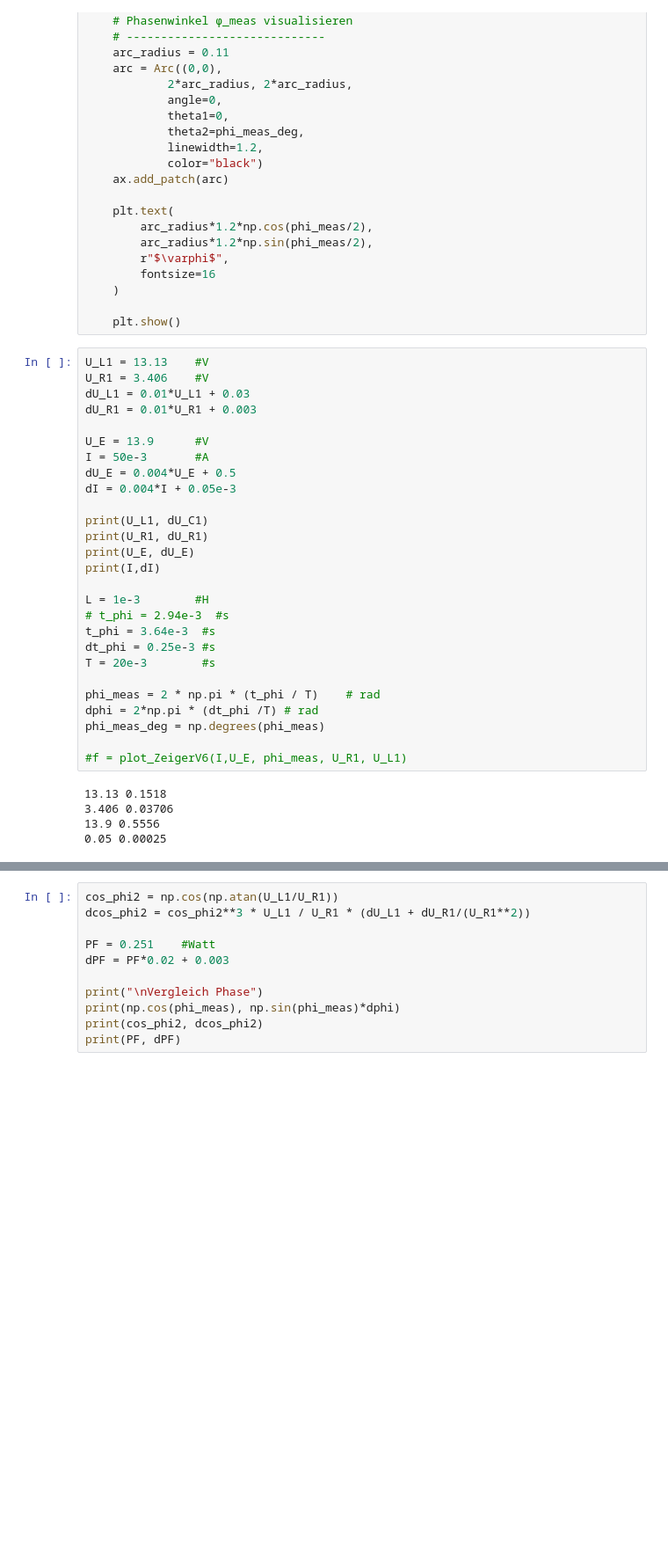
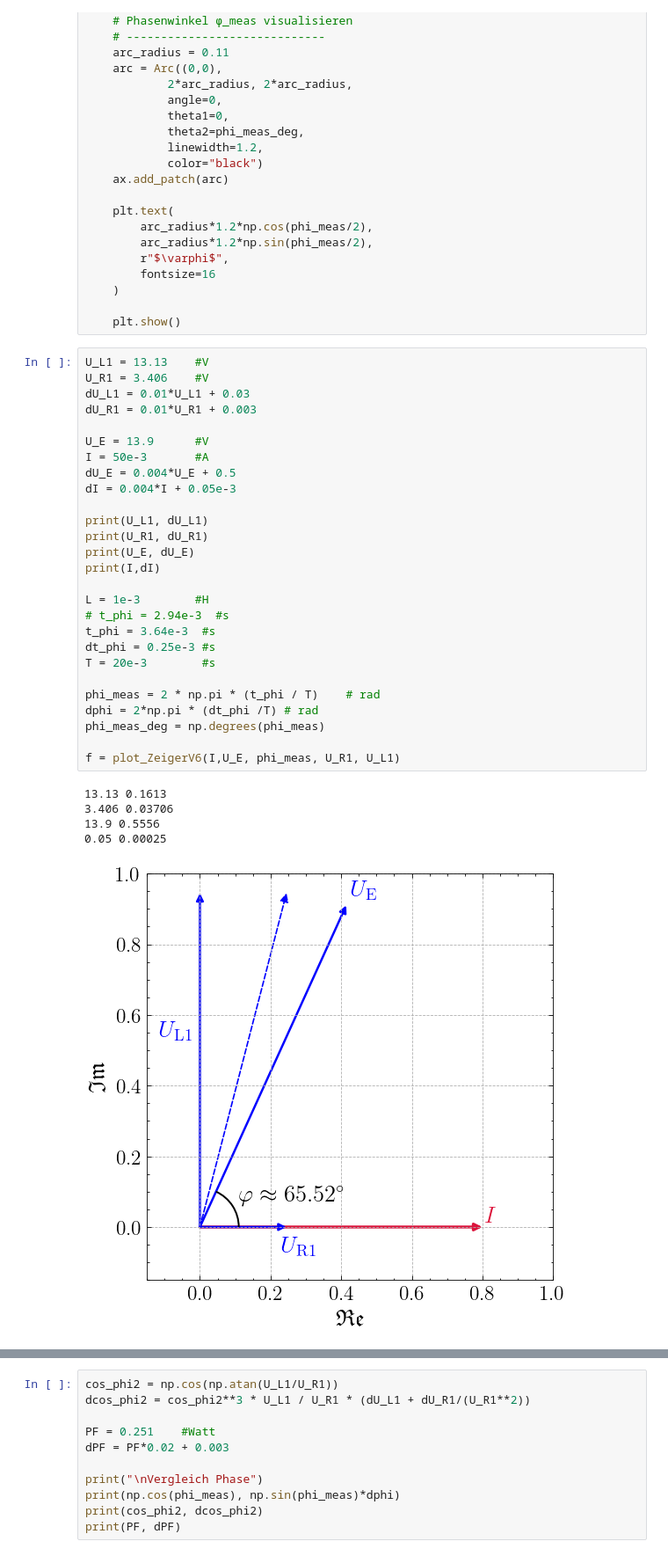
Before and after one commit to eudaemon3/Labor-Experimentalphysik-2, a Jupyter notebook: 06_PhaseLeistung/Auswertung.ipynb, the cells around one changed output, grey strips where cells are left out. Shown at 88% size. Drawn from its saved outputs; the diff is of its cells as text; blank space fills up the shorter version.

```diff
--- a/06_PhaseLeistung/Auswertung.ipynb
+++ b/06_PhaseLeistung/Auswertung.ipynb
@@ -817,35 +817,36 @@ def plot_LeistungsdreieckV6(P,Q,S,phi_meas):
 # %%
 U_L1 = 13.13    #V
 U_R1 = 3.406    #V
 dU_L1 = 0.01*U_L1 + 0.03
 dU_R1 = 0.01*U_R1 + 0.003
 
 U_E = 13.9      #V
 I = 50e-3       #A
 dU_E = 0.004*U_E + 0.5
 dI = 0.004*I + 0.05e-3
 
-print(U_L1, dU_C1)
+print(U_L1, dU_L1)
 print(U_R1, dU_R1)
 print(U_E, dU_E)
 print(I,dI)
 
 L = 1e-3        #H
 # t_phi = 2.94e-3  #s
 t_phi = 3.64e-3  #s
 dt_phi = 0.25e-3 #s
 T = 20e-3        #s
 
 phi_meas = 2 * np.pi * (t_phi / T)    # rad
 dphi = 2*np.pi * (dt_phi /T) # rad
 phi_meas_deg = np.degrees(phi_meas)
 
-#f = plot_ZeigerV6(I,U_E, phi_meas, U_R1, U_L1)
+f = plot_ZeigerV6(I,U_E, phi_meas, U_R1, U_L1)
 # %% [output]
-13.13 0.1518
+13.13 0.1613
 3.406 0.03706
 13.9 0.5556
 0.05 0.00025
+[figure, added]
 # %%
 S = U_E * I
 dS = S* (dU_E / U_E + dI / I)
```
Also changed, not shown: parts of 1 cell of this notebook, 24 other files.
